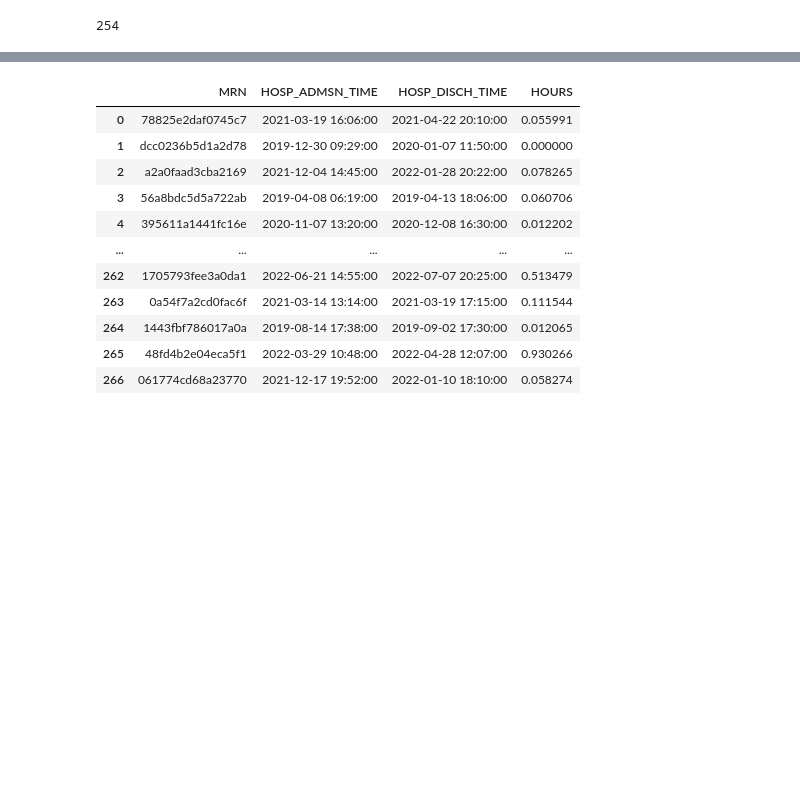
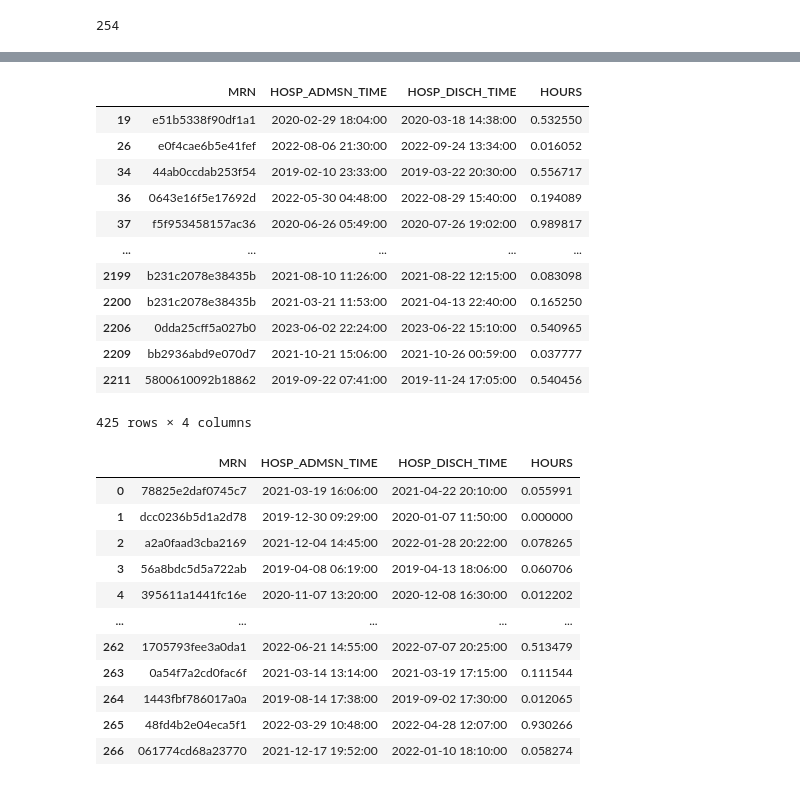
Before and after one commit to Priyankas007/mover_pressors, a Jupyter notebook: pressor_map_new.ipynb, the cells around one changed output, grey strips where cells are left out. Cells and saved outputs as stored; diff of their text form; code cells hidden in the pictures; blank space fills up the shorter version.

```diff
--- a/pressor_map_new.ipynb
+++ b/pressor_map_new.ipynb
@@ -409,3 +429,19 @@ df_hours['MRN'].nunique()
+# %%
+df_hours_new[df_hours_new['HOURS'] != 0]
+# %% [output]
+|  | MRN | HOSP_ADMSN_TIME | HOSP_DISCH_TIME | HOURS |
+| 19 | e51b5338f90df1a1 | 2020-02-29 18:04:00 | 2020-03-18 14:38:00 | 0.532550 |
+| 26 | e0f4cae6b5e41fef | 2022-08-06 21:30:00 | 2022-09-24 13:34:00 | 0.016052 |
+| 34 | 44ab0ccdab253f54 | 2019-02-10 23:33:00 | 2019-03-22 20:30:00 | 0.556717 |
+| 36 | 0643e16f5e17692d | 2022-05-30 04:48:00 | 2022-08-29 15:40:00 | 0.194089 |
+| 37 | f5f953458157ac36 | 2020-06-26 05:49:00 | 2020-07-26 19:02:00 | 0.989817 |
+| ... | ... | ... | ... | ... |
+| 2199 | b231c2078e38435b | 2021-08-10 11:26:00 | 2021-08-22 12:15:00 | 0.083098 |
+| 2200 | b231c2078e38435b | 2021-03-21 11:53:00 | 2021-04-13 22:40:00 | 0.165250 |
+| 2206 | 0dda25cff5a027b0 | 2023-06-02 22:24:00 | 2023-06-22 15:10:00 | 0.540965 |
+| 2209 | bb2936abd9e070d7 | 2021-10-21 15:06:00 | 2021-10-26 00:59:00 | 0.037777 |
+| 2211 | 5800610092b18862 | 2019-09-22 07:41:00 | 2019-11-24 17:05:00 | 0.540456 |
+425 rows × 4 columns
 # %%
 df_hours
 # %% [output]
```
Also changed, not shown: parts of 8 cells of this notebook, 2 other files.
